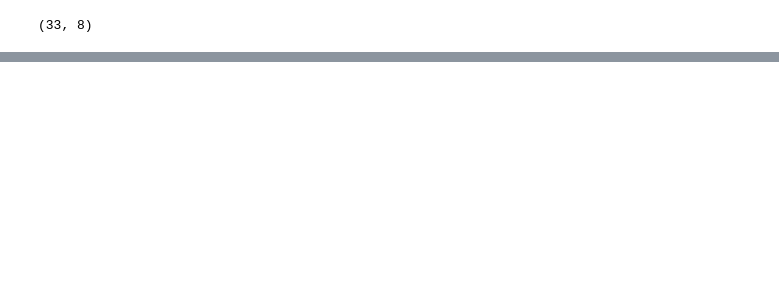
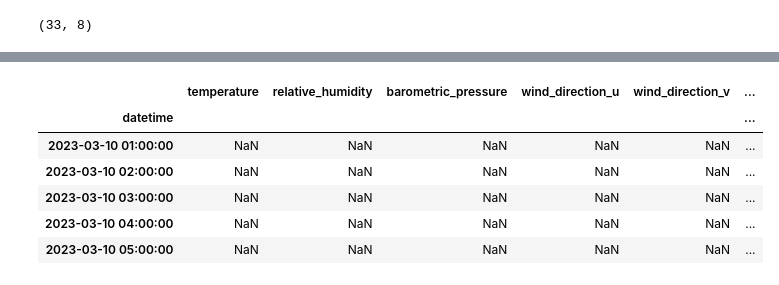
Before and after one commit to NietoCurcio/atmoseer, a Jupyter notebook: notebooks/era5.ipynb, the cells around one changed output, grey strips where cells are left out. Cells and saved outputs as stored; diff of their text form; code cells hidden in the pictures; blank space fills up the shorter version.

```diff
--- a/notebooks/era5.ipynb
+++ b/notebooks/era5.ipynb
@@ -868,0 +950,10 @@ df_alertario_stations.shape
+# %%
+df_alto_da_boa_vista.tail()
+# %% [output]
+|  | temperature | relative_humidity | barometric_pressure | wind_direction_u | wind_direction_v | ... |
+| datetime |  |  |  |  |  | ... |
+| 2023-03-10 01:00:00 | NaN | NaN | NaN | NaN | NaN | ... |
+| 2023-03-10 02:00:00 | NaN | NaN | NaN | NaN | NaN | ... |
+| 2023-03-10 03:00:00 | NaN | NaN | NaN | NaN | NaN | ... |
+| 2023-03-10 04:00:00 | NaN | NaN | NaN | NaN | NaN | ... |
+| 2023-03-10 05:00:00 | NaN | NaN | NaN | NaN | NaN | ... |
```
Also changed, not shown: parts of 10 cells of this notebook, 14 other files.
